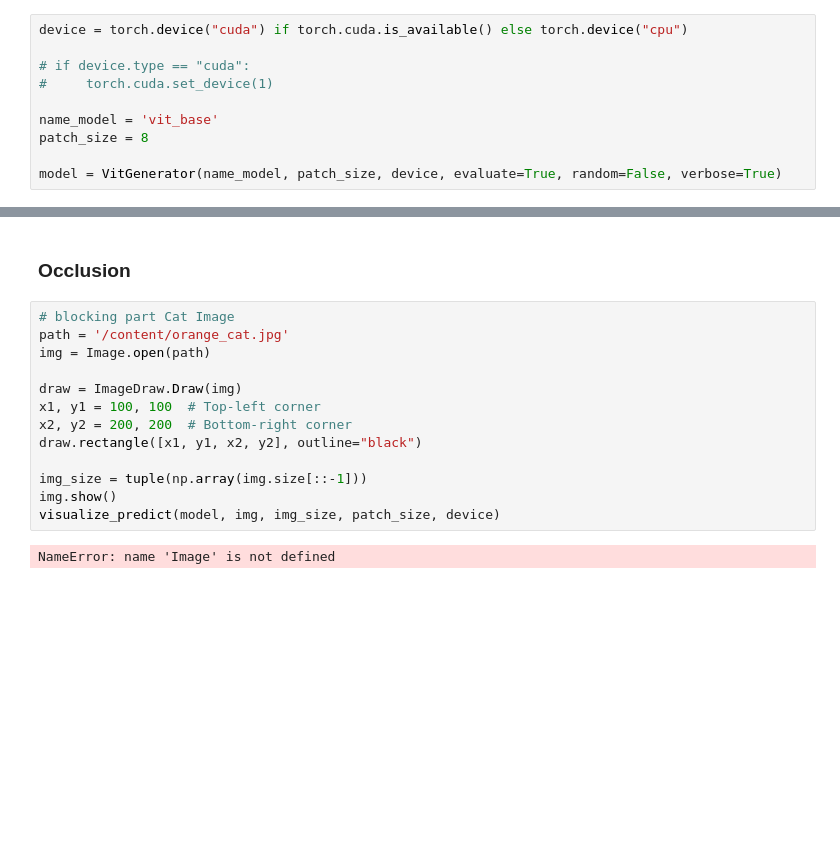
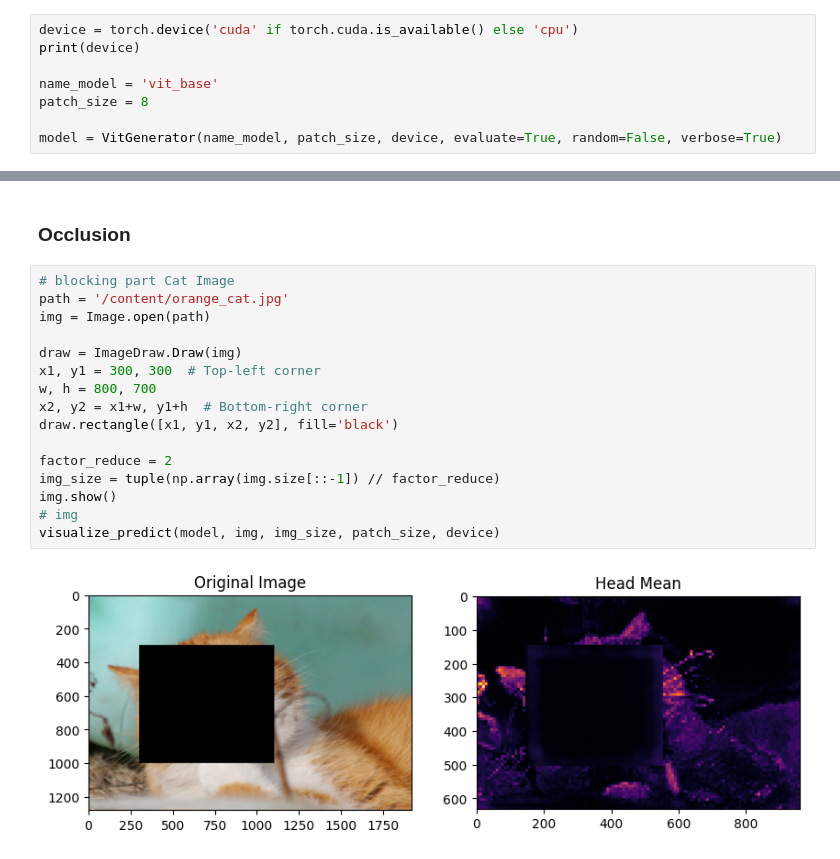
Before and after one commit to ProxPxD/AMiIU, a Jupyter notebook: 3_attention_mechanisms_transformers/attention_transformers.ipynb, the cells around one changed output, grey strips where cells are left out. Saved outputs shown, nothing was run; the diff lists cells and outputs as text; blank space fills up the shorter version.

```diff
--- a/3_attention_mechanisms_transformers/attention_transformers.ipynb
+++ b/3_attention_mechanisms_transformers/attention_transformers.ipynb
@@ -447,10 +469,8 @@ A **Cluster Analysis** can be performed to analyze many heads that give similar
 # %% [markdown]
 ### Load model
 # %%
-device = torch.device("cuda") if torch.cuda.is_available() else torch.device("cpu")
-
-# if device.type == "cuda":
-#     torch.cuda.set_device(1)
+device = torch.device('cuda' if torch.cuda.is_available() else 'cpu')
+print(device)
 
 name_model = 'vit_base'
 patch_size = 8
@@ -507,15 +526,18 @@ visualize_predict(model, img, img_size, patch_size, device)
 # %%
 # blocking part Cat Image
 path = '/content/orange_cat.jpg'
 img = Image.open(path)
 
 draw = ImageDraw.Draw(img)
-x1, y1 = 100, 100  # Top-left corner
-x2, y2 = 200, 200  # Bottom-right corner
-draw.rectangle([x1, y1, x2, y2], outline="black")
+x1, y1 = 300, 300  # Top-left corner
+w, h = 800, 700
+x2, y2 = x1+w, y1+h  # Bottom-right corner
+draw.rectangle([x1, y1, x2, y2], fill='black')
 
-img_size = tuple(np.array(img.size[::-1]))
+factor_reduce = 2
+img_size = tuple(np.array(img.size[::-1]) // factor_reduce)
 img.show()
+# img
 visualize_predict(model, img, img_size, patch_size, device)
 # %% [output]
-NameError: name 'Image' is not defined
+[figure, added]
```
Also changed, not shown: parts of 9 cells of this notebook.
